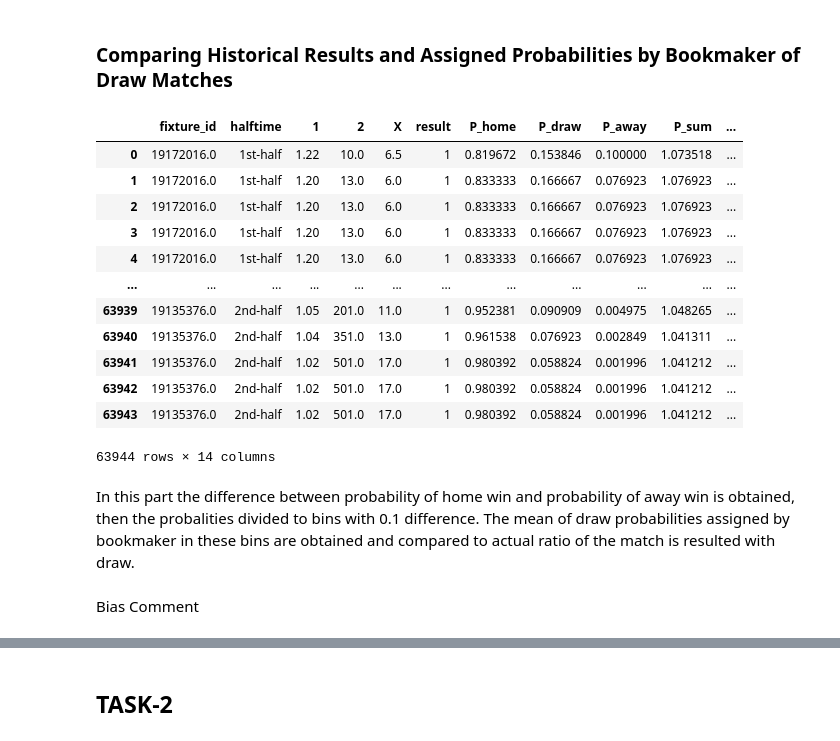
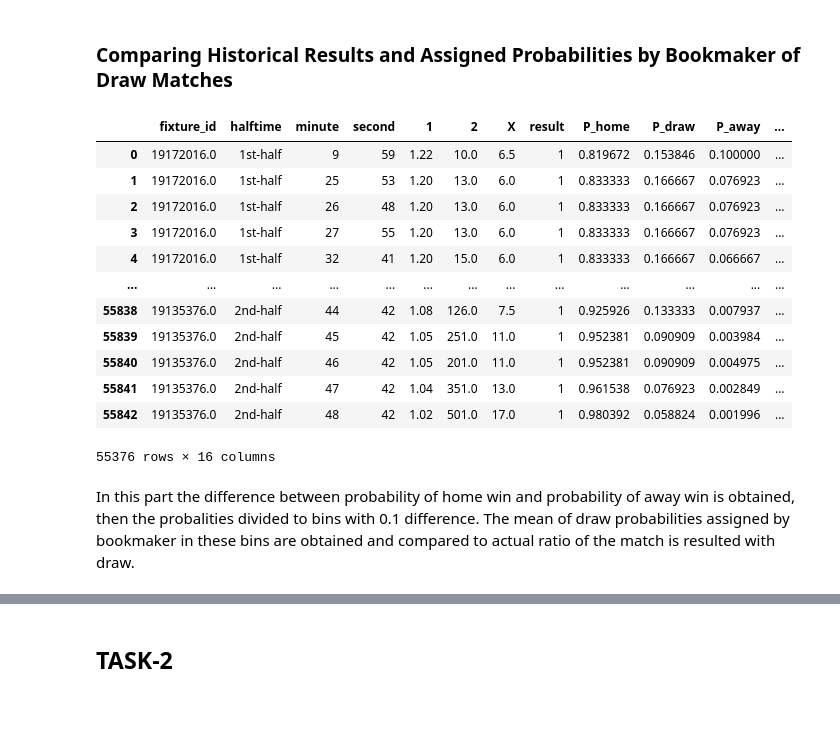
Before and after one commit to BU-IE-582/fall-24-YusufKAvcakar, a Jupyter notebook: HW2/HW2.ipynb, the cells around one changed output, grey strips where cells are left out. Saved outputs shown, nothing was run; the diff lists cells and outputs as text; code cells hidden in the pictures; blank space fills up the shorter version.

```diff
--- a/HW2/HW2.ipynb
+++ b/HW2/HW2.ipynb
@@ -20,0 +23,9 @@ match_data.head()
+# %%
+match_data = match_data[~(match_data['suspended'] | match_data['stopped'])]
+match_data.reset_index(inplace=True, drop= True)
+indices = match_data.index[(match_data['Score Change - away'] == -1) | (match_data['Score Change - home'] == -1)]
+rows_to_drop = set(indices) | set(indices - 1)
+rows_to_drop = [i for i in rows_to_drop if i >= 0]
+match_data = match_data.drop(index=rows_to_drop)
+match_data.reset_index(inplace=True, drop= True)
+match_data
@@ -21,3 +48,5 @@ match_data.head()
+# %%
+match_data = match_data.drop_duplicates(subset=['fixture_id', 'minute', 'second'], keep='last')
 # %% [markdown]
 Checked whether any missing value in results and odd columns
 # %%
@@ -35,33 +67,38 @@ There is no missing value in bet columns
 ![alt text](image.png)
 # %% [markdown]
 ### Comparing Historical Results and Assigned Probabilities by Bookmaker of Draw Matches
-# %%
-task1_df = task1_df.copy()
-task1_df['P_home'] = 1 / task1_df['1']
-task1_df['P_draw'] = 1 / task1_df['X']
-task1_df['P_away'] = 1 / task1_df['2']
-
-task1_df['P_sum'] = task1_df['P_home'] + task1_df['P_draw'] + task1_df['P_away']
-task1_df['normalized_P_home'] = task1_df['P_home'] / task1_df['P_sum']
-task1_df['normalized_P_draw'] = task1_df['P_draw'] / task1_df['P_sum']
-task1_df['normalized_P_away'] = task1_df['P_away'] / task1_df['P_sum']
-
-task1_df['normalized_P_home-normalized_P_away'] = task1_df['normalized_P_home'] - task1_df['normalized_P_away']
-task1_df
-# %% [output]
-|  | fixture_id | halftime | 1 | 2 | X | result | P_home | P_draw | P_away | P_sum | ... |
-| 0 | 19172016.0 | 1st-half | 1.22 | 10.0 | 6.5 | 1 | 0.819672 | 0.153846 | 0.100000 | 1.073518 | ... |
-| 1 | 19172016.0 | 1st-half | 1.20 | 13.0 | 6.0 | 1 | 0.833333 | 0.166667 | 0.076923 | 1.076923 | ... |
-| 2 | 19172016.0 | 1st-half | 1.20 | 13.0 | 6.0 | 1 | 0.833333 | 0.166667 | 0.076923 | 1.076923 | ... |
-| 3 | 19172016.0 | 1st-half | 1.20 | 13.0 | 6.0 | 1 | 0.833333 | 0.166667 | 0.076923 | 1.076923 | ... |
-| 4 | 19172016.0 | 1st-half | 1.20 | 13.0 | 6.0 | 1 | 0.833333 | 0.166667 | 0.076923 | 1.076923 | ... |
-| ... | ... | ... | ... | ... | ... | ... | ... | ... | ... | ... | ... |
-| 63939 | 19135376.0 | 2nd-half | 1.05 | 201.0 | 11.0 | 1 | 0.952381 | 0.090909 | 0.004975 | 1.048265 | ... |
-| 63940 | 19135376.0 | 2nd-half | 1.04 | 351.0 | 13.0 | 1 | 0.961538 | 0.076923 | 0.002849 | 1.041311 | ... |
-| 63941 | 19135376.0 | 2nd-half | 1.02 | 501.0 | 17.0 | 1 | 0.980392 | 0.058824 | 0.001996 | 1.041212 | ... |
-| 63942 | 19135376.0 | 2nd-half | 1.02 | 501.0 | 17.0 | 1 | 0.980392 | 0.058824 | 0.001996 | 1.041212 | ... |
-| 63943 | 19135376.0 | 2nd-half | 1.02 | 501.0 | 17.0 | 1 | 0.980392 | 0.058824 | 0.001996 | 1.041212 | ... |
-63944 rows × 14 columns
+# %%
+def task1(data):
+    data = data[['fixture_id','halftime', 'minute', 'second','1','2','X','result']]
+    data = data.copy()
+    data['P_home'] = 1 / data['1']
+    data['P_draw'] = 1 / data['X']
+    data['P_away'] = 1 / data['2']
+
+    data['P_sum'] = data['P_home'] + data['P_draw'] + data['P_away']
+    data['normalized_P_home'] = data['P_home'] / data['P_sum']
+    data['normalized_P_draw'] = data['P_draw'] / data['P_sum']
+    data['normalized_P_away'] = data['P_away'] / data['P_sum']
+
+    data['normalized_P_home-normalized_P_away'] = data['normalized_P_home'] - data['normalized_P_away']
+    return data
+
+task1_df = task1(match_data)
+task1_df
+# %% [output]
+|  | fixture_id | halftime | minute | second | 1 | 2 | X | result | P_home | P_draw | P_away | ... |
+| 0 | 19172016.0 | 1st-half | 9 | 59 | 1.22 | 10.0 | 6.5 | 1 | 0.819672 | 0.153846 | 0.100000 | ... |
+| 1 | 19172016.0 | 1st-half | 25 | 53 | 1.20 | 13.0 | 6.0 | 1 | 0.833333 | 0.166667 | 0.076923 | ... |
+| 2 | 19172016.0 | 1st-half | 26 | 48 | 1.20 | 13.0 | 6.0 | 1 | 0.833333 | 0.166667 | 0.076923 | ... |
+| 3 | 19172016.0 | 1st-half | 27 | 55 | 1.20 | 13.0 | 6.0 | 1 | 0.833333 | 0.166667 | 0.076923 | ... |
+| 4 | 19172016.0 | 1st-half | 32 | 41 | 1.20 | 15.0 | 6.0 | 1 | 0.833333 | 0.166667 | 0.066667 | ... |
+| ... | ... | ... | ... | ... | ... | ... | ... | ... | ... | ... | ... | ... |
+| 55838 | 19135376.0 | 2nd-half | 44 | 42 | 1.08 | 126.0 | 7.5 | 1 | 0.925926 | 0.133333 | 0.007937 | ... |
+| 55839 | 19135376.0 | 2nd-half | 45 | 42 | 1.05 | 251.0 | 11.0 | 1 | 0.952381 | 0.090909 | 0.003984 | ... |
+| 55840 | 19135376.0 | 2nd-half | 46 | 42 | 1.05 | 201.0 | 11.0 | 1 | 0.952381 | 0.090909 | 0.004975 | ... |
+| 55841 | 19135376.0 | 2nd-half | 47 | 42 | 1.04 | 351.0 | 13.0 | 1 | 0.961538 | 0.076923 | 0.002849 | ... |
+| 55842 | 19135376.0 | 2nd-half | 48 | 42 | 1.02 | 501.0 | 17.0 | 1 | 0.980392 | 0.058824 | 0.001996 | ... |
+55376 rows × 16 columns
 # %% [markdown]
 In this part the difference between probability of home win and probability of away win is obtained, then the probalities divided to bins with 0.1 difference. The mean of draw probabilities assigned by bookmaker in these bins are obtained and compared to actual ratio of the match is resulted with draw.
 # %%
@@ -179,2 +189,0 @@ fig.show()
-# %% [markdown]
-Bias Comment
```
Also changed, not shown: parts of 23 cells of this notebook.
